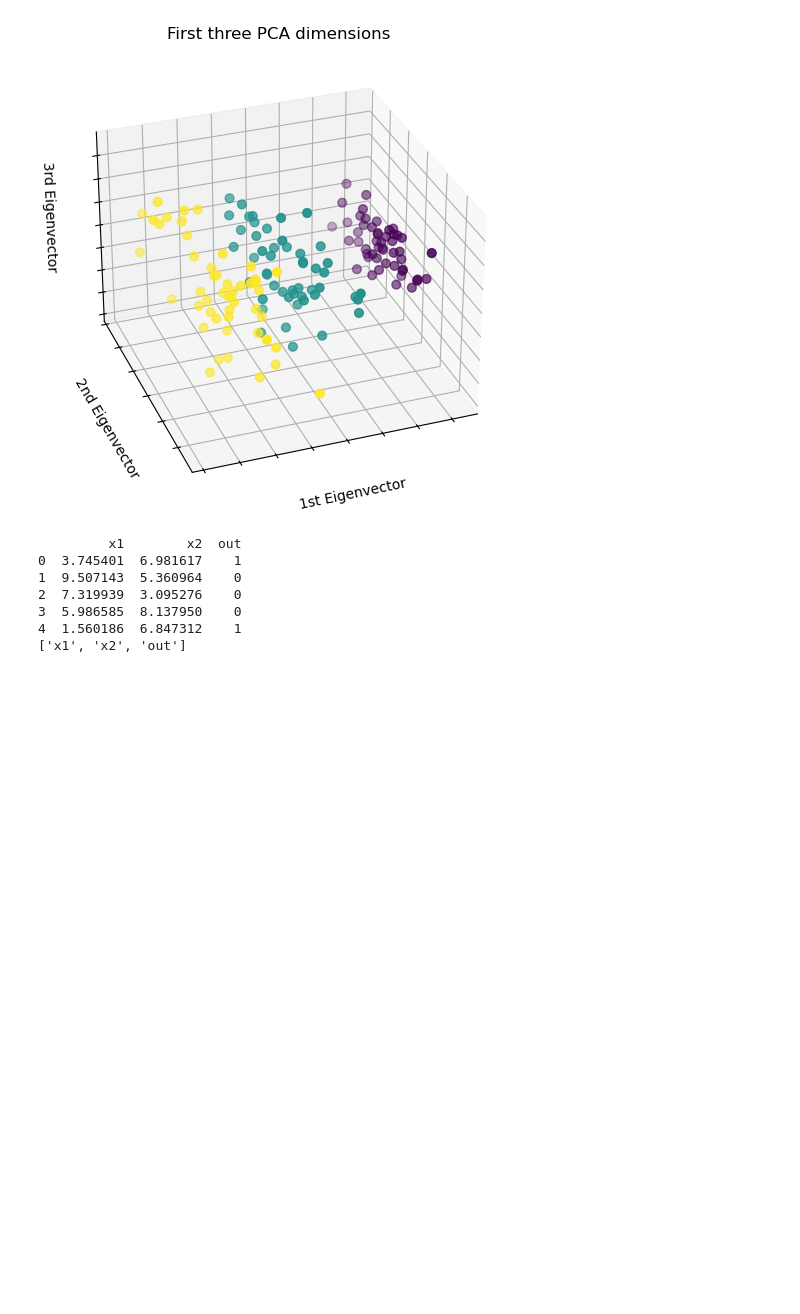
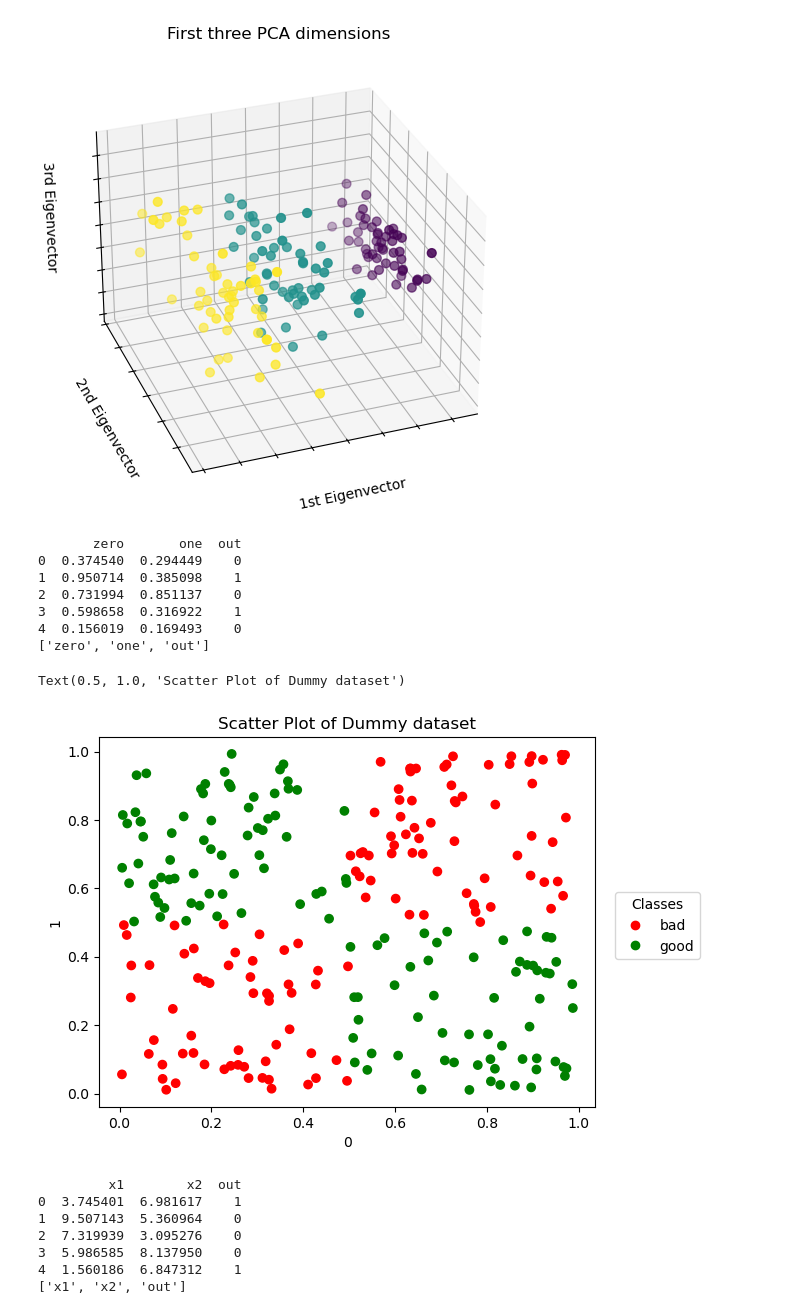
Before and after one commit to juelha/NeuroFuzzyRuleMiner, a Jupyter notebook: notebooks/DataPlot_dummy.ipynb, the cells around one changed output. Saved outputs shown, nothing was run; the diff lists cells and outputs as text; code cells hidden in the pictures; blank space fills up the shorter version.

Commit message:
included xor problem as dataset

```diff
--- a/notebooks/DataPlot_dummy.ipynb
+++ b/notebooks/DataPlot_dummy.ipynb
@@ -210,6 +210,46 @@ for i, feature in enumerate(features):
         yshift=5,
     )
 fig.show()
+# %%
+
+file_name = 'xor_df.csv'
+relative_path =   '/../data'
+
+# get save path
+save_path = os.getcwd() +  relative_path # https://stackoverflow.com/questions/39125532/file-does-not-exist-in-jupyter-notebook
+full_path = os.path.join(save_path, file_name)
+assert  os.path.exists(full_path), f'Path {relative_path}/{file_name} does not exist'
+
+# read via panda reader
+df = pd.read_csv(full_path)
+df.shape
+print(df.head())
+target_feature = 'label'
+
+cols = list(df.columns)
+print(cols)
+import matplotlib
+import matplotlib.pyplot as plt
+import numpy as np
+
+_, ax = plt.subplots()
+colors = ['red','green']
+scatter = ax.scatter(df["zero"], df["one"], c=df.out, cmap=matplotlib.colors.ListedColormap(colors))
+ax.set(xlabel="0", ylabel="1")
+_ = ax.legend(
+    scatter.legend_elements()[0], ["bad", "good"], loc=(1.04, 0.4), title="Classes",
+)
+ax.set_title("Scatter Plot of Dummy dataset")
+# %% [output]
+       zero       one  out
+0  0.374540  0.294449    0
+1  0.950714  0.385098    1
+2  0.731994  0.851137    0
+3  0.598658  0.316922    1
+4  0.156019  0.169493    0
+['zero', 'one', 'out']
+Text(0.5, 1.0, 'Scatter Plot of Dummy dataset')
+[figure, added]
 # %%
 file_name = 'dummy_df.csv'
 relative_path =   '/../data'
```
Also changed, not shown: 38 other files.
